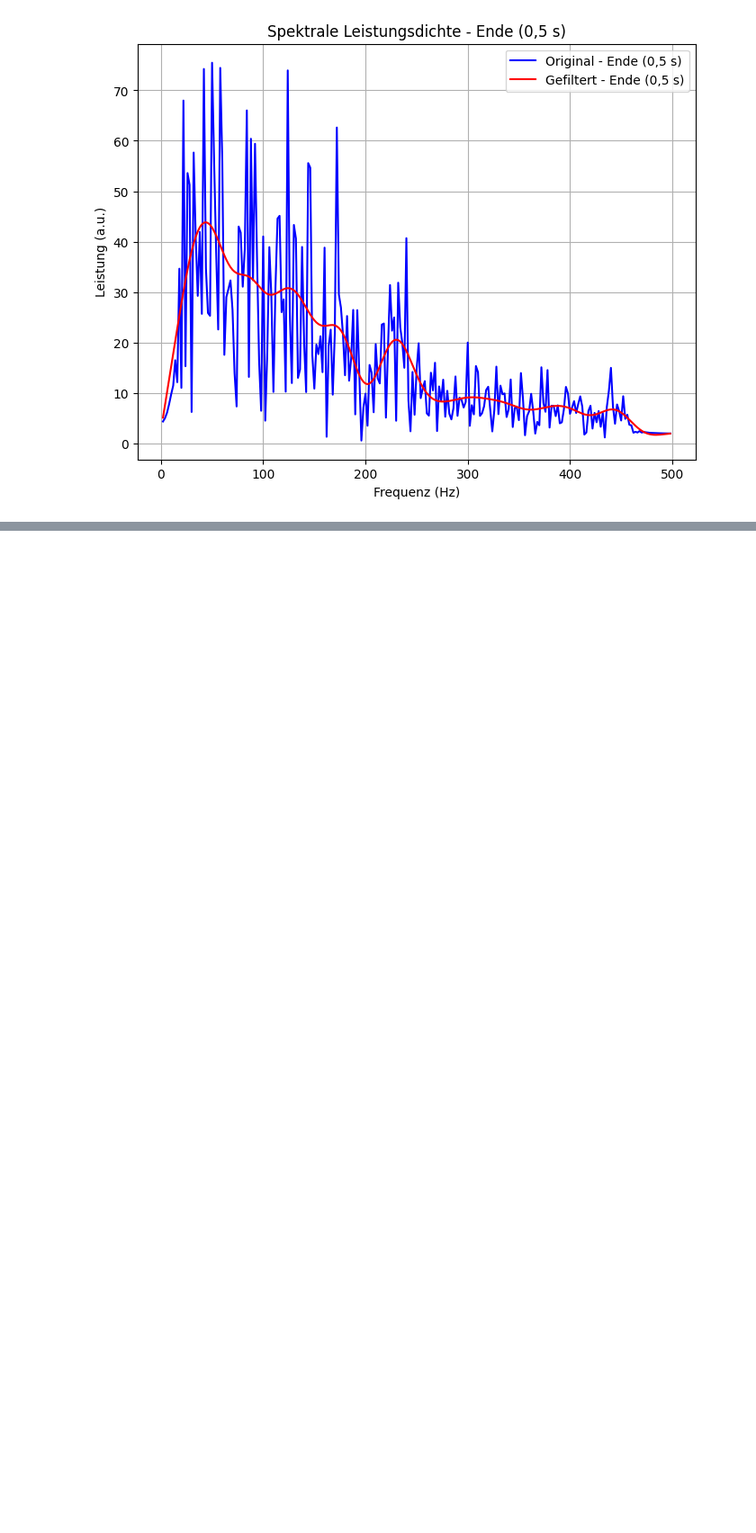
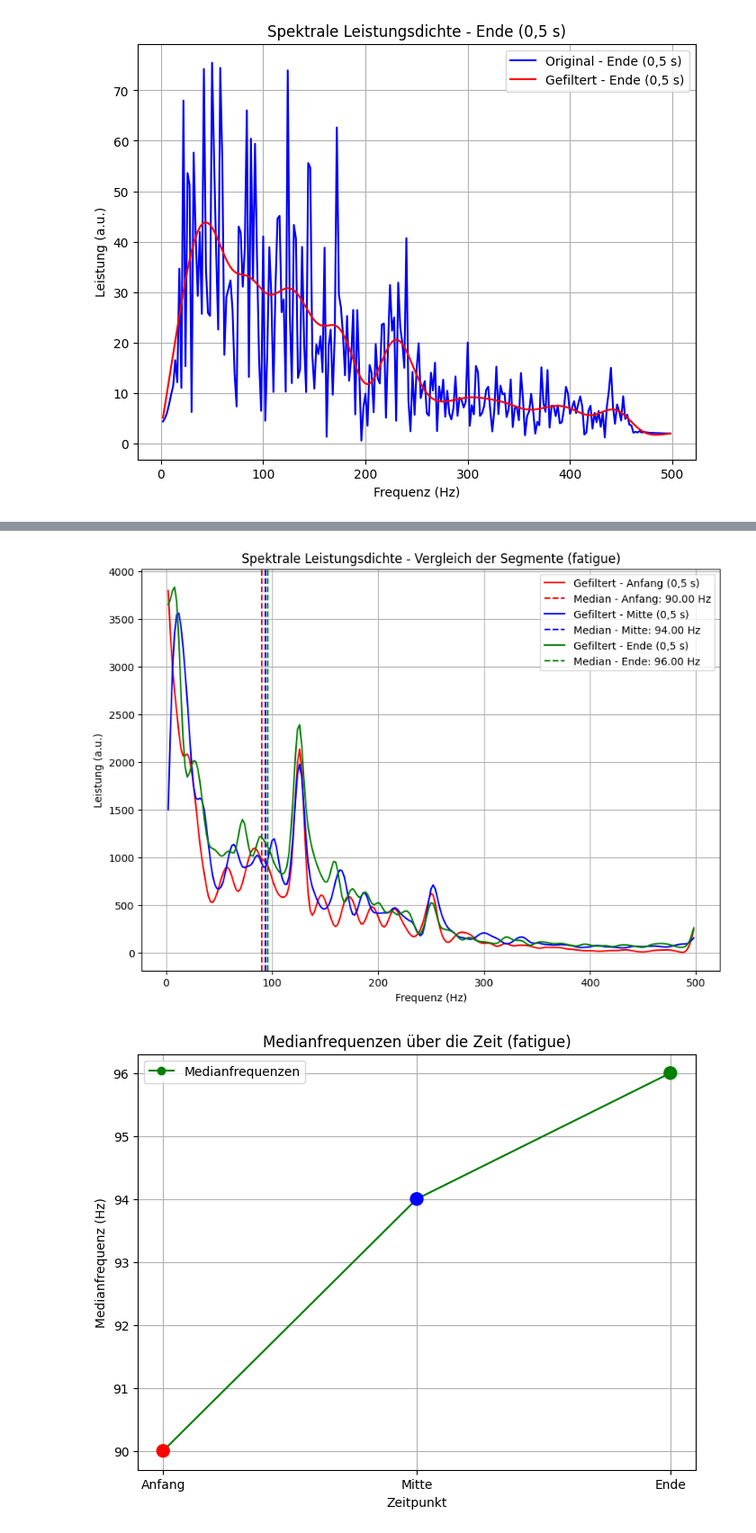
Before and after one commit to VPaulineC/Praktikum-3, a Jupyter notebook: MainCode3.ipynb, the cells around one changed output, grey strips where cells are left out. Shown at 90% size. Saved outputs shown, nothing was run; the diff lists cells and outputs as text; code cells hidden in the pictures; blank space fills up the shorter version.

```diff
--- a/MainCode3.ipynb
+++ b/MainCode3.ipynb
@@ -634,0 +551,77 @@ plt.show()
+# %%
+import numpy as np
+import matplotlib.pyplot as plt
+from scipy.integrate import cumulative_trapezoid
+from Lab3Functions import get_power  # Importiere deine Funktionen
+
+# Filtereinstellungen
+cutoff_freq = 100  # Cutoff-Frequenz für den Lowpass-Filter
+filter_order = 2   # Reduzierte Filterordnung
+fs = 1000          # Samplingfrequenz in Hz
+samples_per_segment = 500  # Anzahl der Samples pro Segment
+
+# Start-, Mitte- und Endsegmente aus fatigue['emg'] definieren
+burst_start_idx = int(4 * fs)  # Startindex
+burst_end_idx = burst_start_idx + int(1.5 * fs)  # Endindex
+
+start_idx = burst_start_idx
+start_segment = fatigue['emg'][start_idx:start_idx + samples_per_segment]
+
+middle_idx = burst_start_idx + (burst_end_idx - burst_start_idx) // 2 - samples_per_segment // 2
+middle_segment = fatigue['emg'][middle_idx:middle_idx + samples_per_segment]
+
+end_idx = burst_end_idx - samples_per_segment
+end_segment = fatigue['emg'][end_idx:end_idx + samples_per_segment]
+
+# Spektrale Leistungsdichte für die Segmente berechnen
+start_power, start_freqs = get_power(start_segment, fs)
+middle_power, middle_freqs = get_power(middle_segment, fs)
+end_power, end_freqs = get_power(end_segment, fs)
+
+# Gefilterte spektrale Leistungsdichte mit neuen Filtereinstellungen
+filtered_start_power = lowpass_filter(start_power, cutoff=cutoff_freq, fs=fs, order=filter_order)
+filtered_middle_power = lowpass_filter(middle_power, cutoff=cutoff_freq, fs=fs, order=filter_order)
+filtered_end_power = lowpass_filter(end_power, cutoff=cutoff_freq, fs=fs, order=filter_order)
+
+# Berechnung der Medianfrequenzen für die Segmente
+def calculate_median_frequency(power, freqs):
+    area = cumulative_trapezoid(power, freqs, initial=0)
+    total_power = area[-1]
+    median_freq = freqs[np.where(area >= total_power / 2)[0][0]]
+    return median_freq
+
+median_freq_start = calculate_median_frequency(filtered_start_power, start_freqs)
+median_freq_middle = calculate_median_frequency(filtered_middle_power, middle_freqs)
+median_freq_end = calculate_median_frequency(filtered_end_power, end_freqs)
+
+# Gemeinsamer Plot für die Segmente
+plt.figure(figsize=(10, 7))
+plt.plot(start_freqs, filtered_start_power, color='red', label='Gefiltert - Anfang (0,5 s)')
+plt.axvline(median_freq_start, color='red', linestyle='--', label=f'Median - Anfang: {median_freq_start:.2f} Hz')
+plt.plot(middle_freqs, filtered_middle_power, color='blue', label='Gefiltert - Mitte (0,5 s)')
+plt.axvline(median_freq_middle, color='blue', linestyle='--', label=f'Median - Mitte: {median_freq_middle:.2f} Hz')
+plt.plot(end_freqs, filtered_end_power, color='green', label='Gefiltert - Ende (0,5 s)')
+plt.axvline(median_freq_end, color='green', linestyle='--', label=f'Median - Ende: {median_freq_end:.2f} Hz')
+plt.title('Spektrale Leistungsdichte - Vergleich der Segmente (fatigue)')
+plt.xlabel('Frequenz (Hz)')
+plt.ylabel('Leistung (a.u.)')
+plt.legend()
+plt.grid()
+plt.show()
+
+# Medianfrequenzen über die Zeit
+median_frequencies = [median_freq_start, median_freq_middle, median_freq_end]
+time_points = ['Anfang', 'Mitte', 'Ende']
+
+plt.figure(figsize=(8, 6))
+plt.plot(time_points, median_frequencies, marker='o', color='green', label='Medianfrequenzen')
+plt.scatter(time_points, median_frequencies, color=['red', 'blue', 'green'], s=100, zorder=3)
+plt.title('Medianfrequenzen über die Zeit (fatigue)')
+plt.xlabel('Zeitpunkt')
+plt.ylabel('Medianfrequenz (Hz)')
+plt.grid()
+plt.legend()
+plt.show()
+# %% [output]
+[figure, added]
+[figure, added]
```
Also changed, not shown: parts of 21 cells of this notebook.
